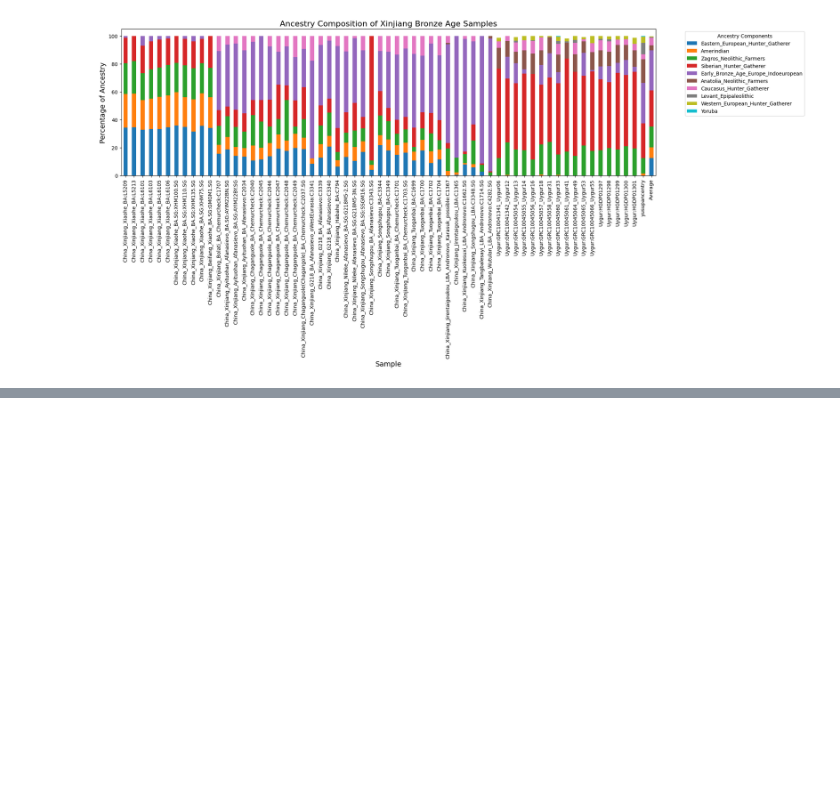
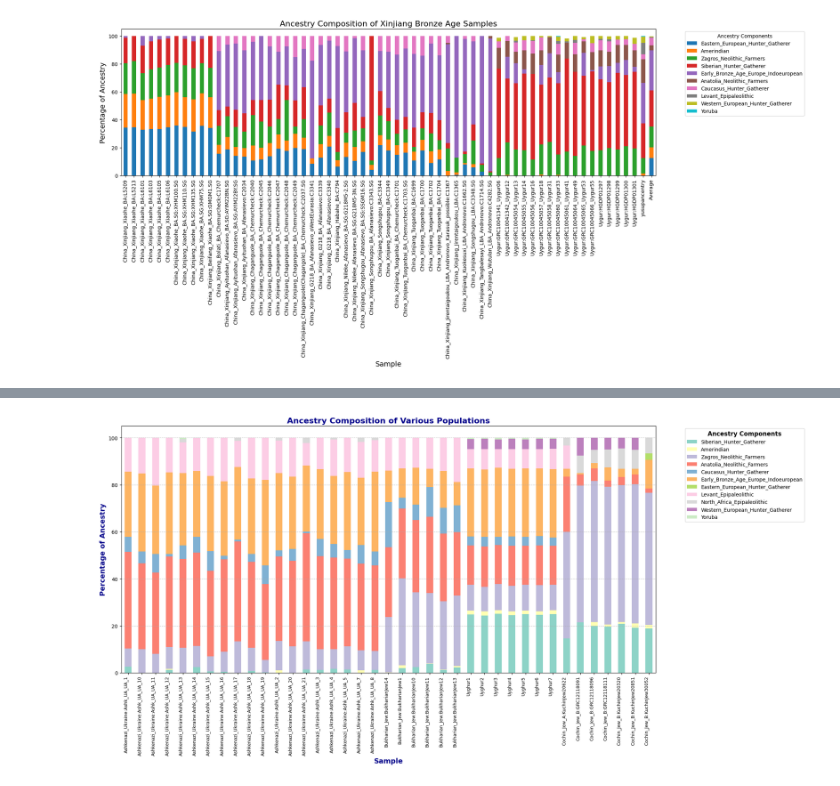
Before and after one commit to Yusuprozimemet/GPS_Ancestry_Migration_Map, a Jupyter notebook: genetic_admixture_Uyghur.ipynb, the cells around one changed output, grey strips where cells are left out. Cells and saved outputs as stored; diff of their text form; code cells hidden in the pictures; blank space fills up the shorter version.

```diff
--- a/genetic_admixture_Uyghur.ipynb
+++ b/genetic_admixture_Uyghur.ipynb
@@ -319,0 +831,96 @@ plt.show()
+# %%
+import pandas as pd
+import matplotlib.pyplot as plt
+import matplotlib.colors as mcolors
+
+# Read the data from the string into a DataFrame
+from io import StringIO
+data = """Target,Distance,Anatolia_Neolithic_Farmers,Early_Bronze_Age_Europe_Indoeuropean,Levant_Epipaleolithic,Zagros_Neolithic_Farmers,Caucasus_Hunter_Gatherer,North_Africa_Epipaleolithic,Siberian_Hunter_Gatherer,Amerindian,Eastern_European_Hunter_Gatherer,Western_European_Hunter_Gatherer,Yoruba
+Ashkenazi_Ukraine:Ashk_UA_UA_1,0.03118283,41.0,27.8,14.4,7.8,6.4,0.0,2.6,0.0,0.0,0.0,0.0
+Ashkenazi_Ukraine:Ashk_UA_UA_10,0.02731382,36.6,33.2,15.2,10.0,5.0,0.0,0.0,0.0,0.0,0.0,0.0
+Ashkenazi_Ukraine:Ashk_UA_UA_11,0.03388341,34.6,29.0,20.4,8.0,8.0,0.0,0.0,0.0,0.0,0.0,0.0
+Ashkenazi_Ukraine:Ashk_UA_UA_12,0.01862460,38.4,34.6,14.8,9.4,1.2,0.0,1.2,0.4,0.0,0.0,0.0
+Ashkenazi_Ukraine:Ashk_UA_UA_13,0.03358456,37.8,30.8,13.0,10.6,5.8,1.4,0.0,0.0,0.0,0.0,0.6
+Ashkenazi_Ukraine:Ashk_UA_UA_14,0.02344328,39.8,28.0,14.0,9.0,6.6,0.2,2.4,0.0,0.0,0.0,0.0
+Ashkenazi_Ukraine:Ashk_UA_UA_15,0.01873300,36.4,32.0,16.2,6.4,8.4,0.0,0.6,0.0,0.0,0.0,0.0
+Ashkenazi_Ukraine:Ashk_UA_UA_16,0.03356843,39.2,31.6,18.6,8.6,1.6,0.0,0.4,0.0,0.0,0.0,0.0
+Ashkenazi_Ukraine:Ashk_UA_UA_17,0.02063907,42.4,31.0,11.0,13.4,0.8,1.4,0.0,0.0,0.0,0.0,0.0
+Ashkenazi_Ukraine:Ashk_UA_UA_18,0.03298475,36.6,32.0,17.4,9.8,3.4,0.0,0.8,0.0,0.0,0.0,0.0
+Ashkenazi_Ukraine:Ashk_UA_UA_19,0.02812055,32.4,36.4,18.0,5.2,7.8,0.0,0.2,0.0,0.0,0.0,0.0
+Ashkenazi_Ukraine:Ashk_UA_UA_2,0.02651526,35.8,33.0,13.8,12.6,2.6,1.2,0.0,1.0,0.0,0.0,0.0
+Ashkenazi_Ukraine:Ashk_UA_UA_20,0.01706468,36.4,30.8,16.6,11.2,5.0,0.0,0.0,0.0,0.0,0.0,0.0
+Ashkenazi_Ukraine:Ashk_UA_UA_21,0.02525422,46.0,28.0,9.6,12.0,0.8,2.2,1.4,0.0,0.0,0.0,0.0
+Ashkenazi_Ukraine:Ashk_UA_UA_3,0.01847283,39.6,29.6,13.4,8.8,7.4,0.0,1.2,0.0,0.0,0.0,0.0
+Ashkenazi_Ukraine:Ashk_UA_UA_4,0.02462662,39.0,29.0,15.4,8.4,5.8,0.8,1.6,0.0,0.0,0.0,0.0
+Ashkenazi_Ukraine:Ashk_UA_UA_5,0.02432871,37.4,33.2,14.6,9.8,3.6,0.0,1.4,0.0,0.0,0.0,0.0
+Ashkenazi_Ukraine:Ashk_UA_UA_7,0.01971176,36.8,28.6,15.2,8.6,8.0,1.8,0.0,1.0,0.0,0.0,0.0
+Ashkenazi_Ukraine:Ashk_UA_UA_8,0.02951893,36.4,34.0,13.4,8.0,6.0,1.0,1.2,0.0,0.0,0.0,0.0
+Bukharian_Jew:BukharianJew14,0.02663105,29.6,13.4,14.0,23.6,19.2,0.0,0.0,0.2,0.0,0.0,0.0
+Bukharian_Jew:BukharianJew1,0.03673500,29.6,12.6,13.0,37.0,4.6,0.0,2.0,1.2,0.0,0.0,0.0
+Bukharian_Jew:BukharianJew10,0.03123808,30.8,15.6,12.8,31.8,6.6,0.0,2.4,0.0,0.0,0.0,0.0
+Bukharian_Jew:BukharianJew11,0.04345708,32.4,7.8,13.2,30.0,12.6,0.0,3.8,0.2,0.0,0.0,0.0
+Bukharian_Jew:BukharianJew12,0.03022676,28.8,15.6,14.2,29.0,11.0,0.0,1.2,0.2,0.0,0.0,0.0
+Bukharian_Jew:BukharianJew13,0.02366299,27.0,10.0,18.8,30.0,11.4,0.0,2.2,0.6,0.0,0.0,0.0
+Uyghur1,0.09729617,16.8,29.0,8.2,11.0,3.8,0.0,24.8,1.6,0.0,4.2,0.6
+Uyghur2,0.10342861,17.2,28.5,8.7,10.5,4.1,0.0,24.3,1.8,0.0,4.5,0.4
+Uyghur3,0.09217493,16.5,29.3,8.0,11.2,3.6,0.0,25.1,1.5,0.0,4.0,0.8
+Uyghur4,0.10568237,17.0,28.8,8.4,10.8,4.0,0.0,24.5,1.7,0.0,4.3,0.5
+Uyghur5,0.09874612,16.7,29.1,8.3,10.9,3.7,0.0,24.9,1.6,0.0,4.1,0.7
+Uyghur6,0.10034291,16.9,28.9,8.1,11.1,3.9,0.0,24.7,1.5,0.0,4.4,0.5
+Uyghur7,0.09458276,16.6,29.2,8.6,10.7,3.5,0.0,25.0,1.7,0.0,4.2,0.5
+Cochin_Jew_A:KuchinJew20622,0.08109924,23.4,3.4,9.8,45.4,0.0,3.4,14.6,0.0,0.0,0.0,0.0
+Cochin_Jew_B:GRC12118091,0.15005979,4.8,0.6,0.0,58.2,0.0,7.4,21.4,0.0,0.0,7.6,0.0
+Cochin_Jew_B:GRC12118096,0.16580540,5.4,2.2,0.0,60.0,0.0,5.6,20.0,1.6,0.0,5.2,0.0
+Cochin_Jew_B:GRC12118111,0.14510414,2.6,5.6,0.0,58.6,0.0,7.6,19.6,1.0,0.0,5.0,0.0
+Cochin_Jew_B:KuchinJew20320,0.14983476,3.4,3.6,0.0,58.2,0.0,8.6,20.8,0.8,0.0,4.6,0.0
+Cochin_Jew_B:KuchinJew20851,0.15652521,4.2,2.4,0.0,59.2,0.0,8.0,19.2,1.8,0.0,5.2,0.0
+Cochin_Jew_B:KuchinJew30052,0.15309220,1.8,12.2,0.0,56.2,0.0,6.6,18.8,1.6,2.8,0.0,0.0
+
+
+
+
+"""
+df = pd.read_csv(StringIO(data))
+
+# Define the columns for ancestry components based on the new dataset
+ancestry_components = [
+     'Siberian_Hunter_Gatherer', 'Amerindian', 'Zagros_Neolithic_Farmers',
+    'Anatolia_Neolithic_Farmers', 'Caucasus_Hunter_Gatherer', 'Early_Bronze_Age_Europe_Indoeuropean',
+    'Eastern_European_Hunter_Gatherer', 'Levant_Epipaleolithic', 'North_Africa_Epipaleolithic',
+    'Western_European_Hunter_Gatherer', 'Yoruba'
+]
+
+# Create a figure and axis objects
+fig, ax = plt.subplots(figsize=(20, 10))
+
+# Generate a unique color for each component
+colors = plt.cm.Set3(range(len(ancestry_components)))
+
+# Plot data as a stacked bar chart using Target names for x-axis
+df.set_index('Target')[ancestry_components].plot(kind='bar', stacked=True, ax=ax, color=colors, legend=True)
+
+# Customize the plot
+ax.set_title('Ancestry Composition of Various Populations', fontsize=16, fontweight='bold', color='darkblue')
+ax.set_xlabel('Sample', fontsize=14, fontweight='bold', color='darkblue')
+ax.set_ylabel('Percentage of Ancestry', fontsize=14, fontweight='bold', color='darkblue')
+
+# Customize legend
+legend = ax.legend(title='Ancestry Components', bbox_to_anchor=(1.05, 1), loc='upper left', fontsize=10)
+plt.setp(legend.get_title(), fontsize=12, fontweight='bold')
+
+# Enhance readability of x-axis labels
+plt.xticks(rotation=90, ha='right', fontsize=9)
+
+# Adjust layout to prevent cutting off labels
+plt.tight_layout()
+
+# Add grid for better readability
+ax.grid(axis='y', linestyle='--', alpha=0.7)
+
+# Display the plot
+plt.show()
+
+# Optionally, save the plot if needed
+# plt.savefig('ancestry_composition_new.png', dpi=300, bbox_inches='tight')
+# %% [output]
+[figure, added]
```
Also changed, not shown: parts of 9 cells of this notebook.
